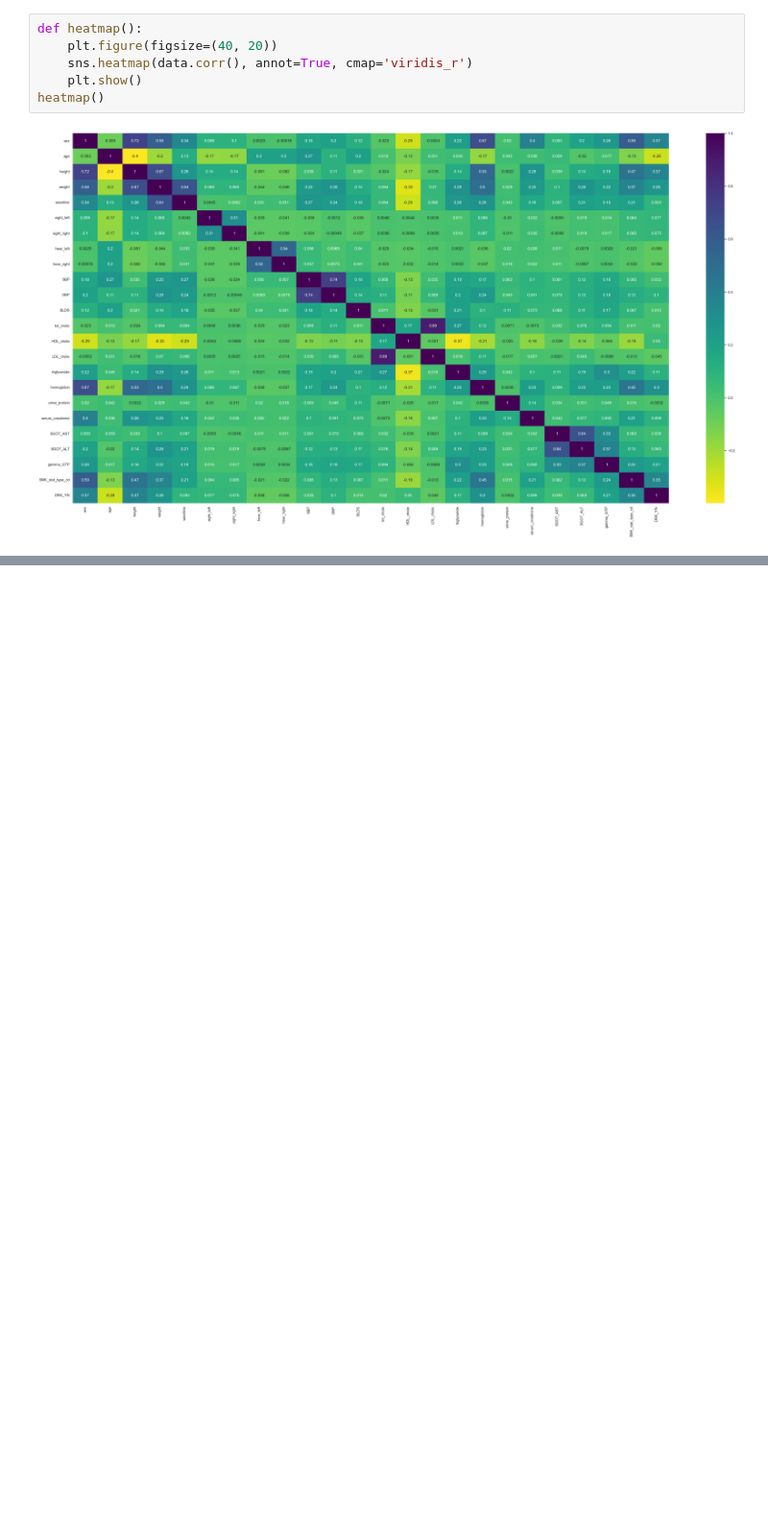
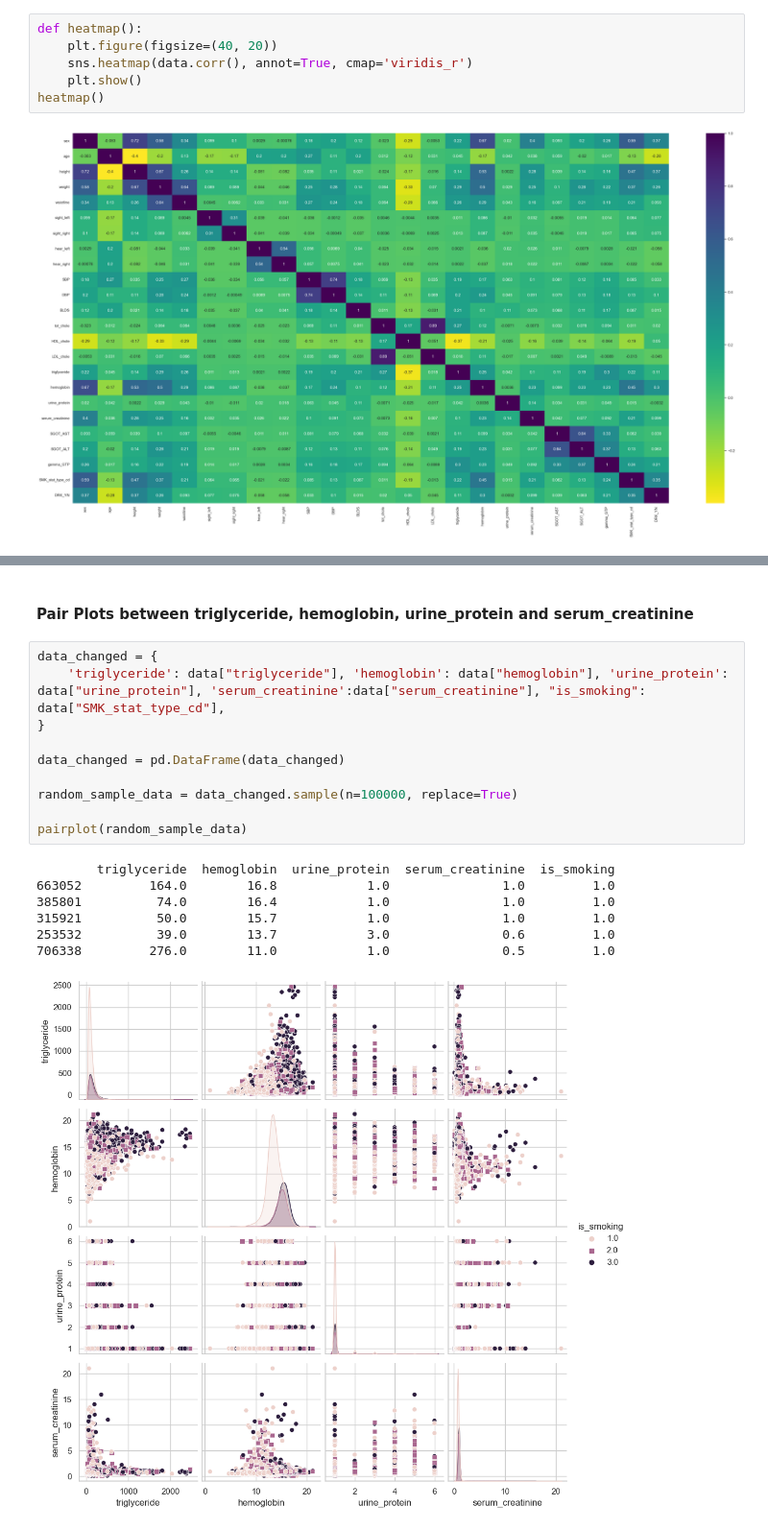
Before and after one commit to shivam6862/Smoke-Drink-Predictor, a Jupyter notebook: Smoke-Drink-Predictor/Shivam kumar (21117119).ipynb, the cells around one changed output, grey strips where cells are left out. Shown at 96% size. Drawn from its saved outputs; the diff is of its cells as text; blank space fills up the shorter version.

```diff
--- a/Smoke-Drink-Predictor/Shivam kumar (21117119).ipynb
+++ b/Smoke-Drink-Predictor/Shivam kumar (21117119).ipynb
@@ -649,0 +735,20 @@ heatmap()
+# %% [markdown]
+#### Pair Plots between triglyceride, hemoglobin, urine_protein and serum_creatinine
+# %%
+data_changed = {
+    'triglyceride': data["triglyceride"], 'hemoglobin': data["hemoglobin"], 'urine_protein': data["urine_protein"], 'serum_creatinine':data["serum_creatinine"], "is_smoking": data["SMK_stat_type_cd"],
+}
+
+data_changed = pd.DataFrame(data_changed)
+
+random_sample_data = data_changed.sample(n=100000, replace=True)
+
+pairplot(random_sample_data)
+# %% [output]
+        triglyceride  hemoglobin  urine_protein  serum_creatinine  is_smoking
+663052         164.0        16.8            1.0               1.0         1.0
+385801          74.0        16.4            1.0               1.0         1.0
+315921          50.0        15.7            1.0               1.0         1.0
+253532          39.0        13.7            3.0               0.6         1.0
+706338         276.0        11.0            1.0               0.5         1.0
+[figure, added]
```
Also changed, not shown: parts of 41 cells of this notebook.
